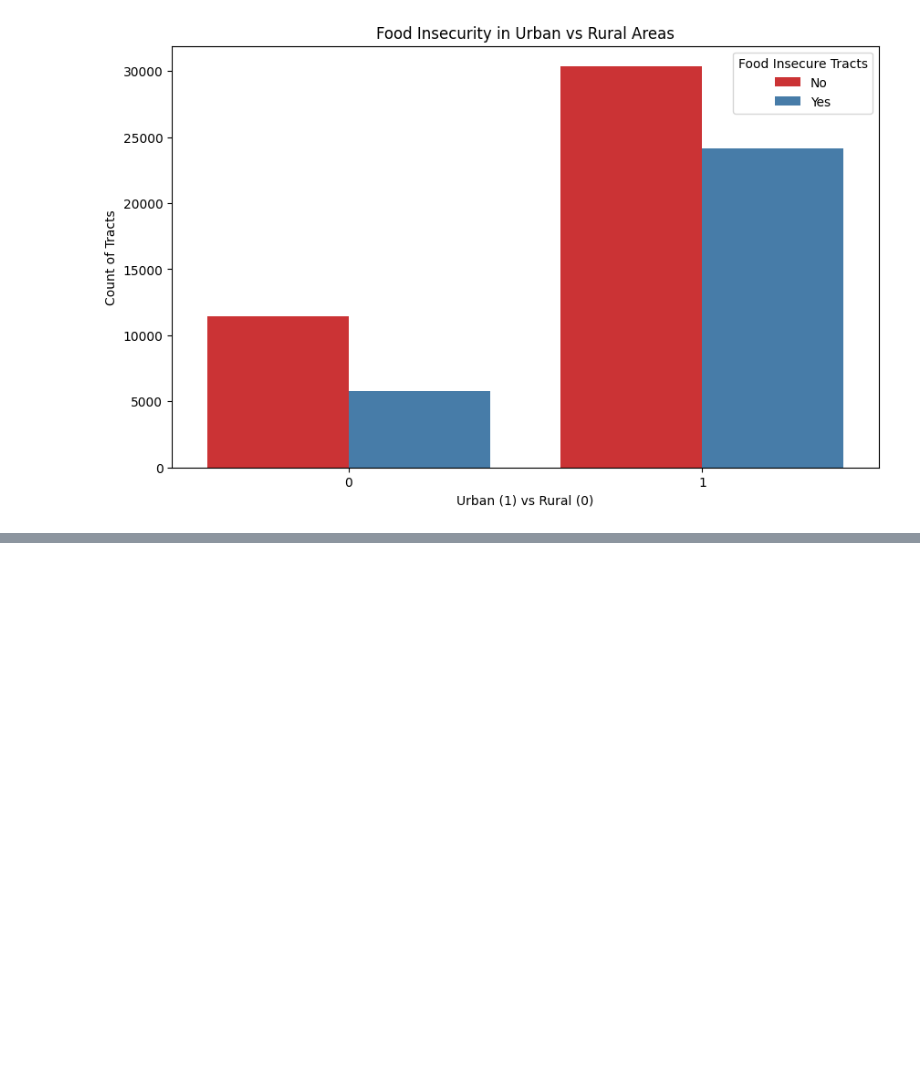
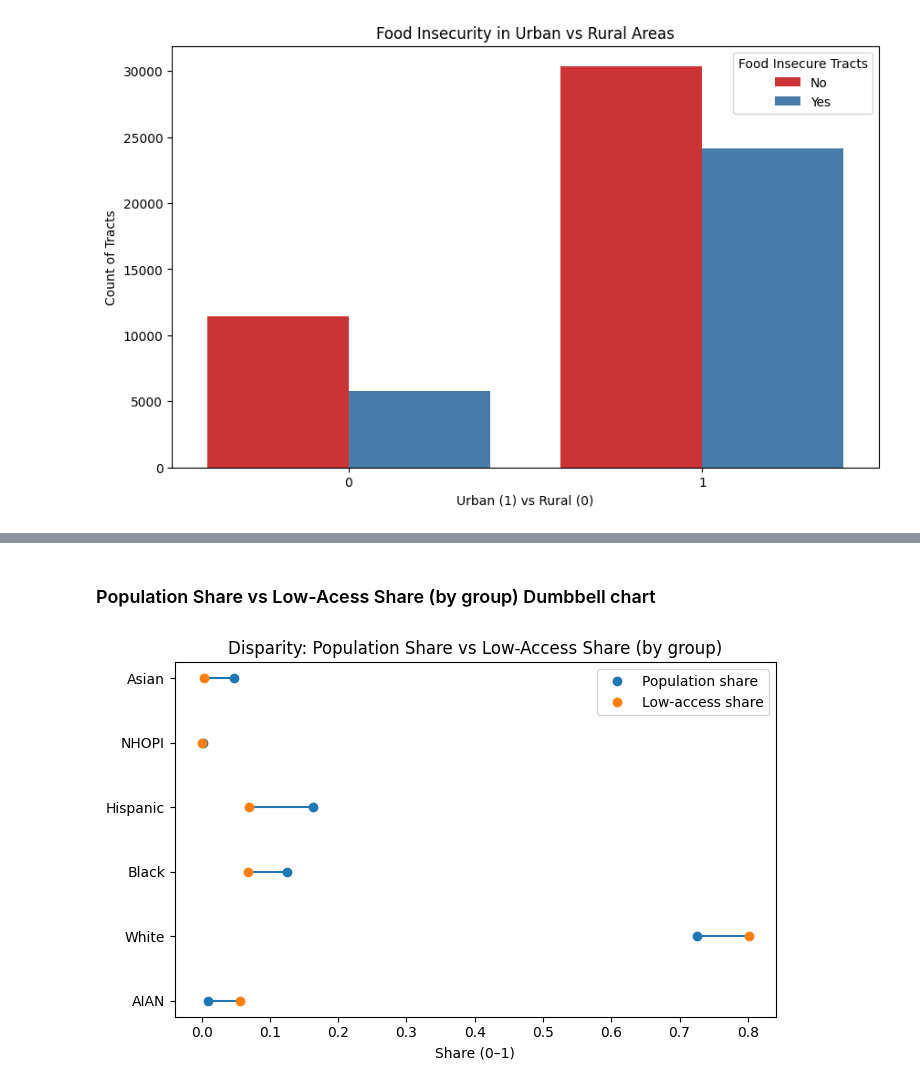
Before and after one commit to manzoanttrinidad/ITCS_3162_Project1, a Jupyter notebook: project1.ipynb, the cells around one changed output, grey strips where cells are left out. Saved outputs shown, nothing was run; the diff lists cells and outputs as text; code cells hidden in the pictures; blank space fills up the shorter version.

```diff
--- a/project1.ipynb
+++ b/project1.ipynb
@@ -233,0 +84,9 @@ See the caveats in the documentation: https://pandas.pydata.org/pandas-docs/stab
+# %%
+groups = {
+    'Hispanic': {'pct':'HISPCT', 'la':'lahisp10'},
+    'Black':    {'pct':'BLACKPCT', 'la':'lablack10'},
+    'White':    {'pct':'WHTPCT', 'la':'lawhite10'},
+    'Asian':    {'pct':'ASIANPCT', 'la':'laasian10'},
+    'NHOPI':   {'pct':'NHOPIPCT', 'la':'lanhopi10'},
+    'AIAN':     {'pct':'AIANPCT', 'la':'laaian10'},
+}
@@ -244,0 +156,27 @@ plt.show()
+# %% [markdown]
+### Population Share vs Low-Acess Share (by group) Dumbbell chart
+# %%
+rows = []
+# Denominator for "share among low-access": sum of all included groups' LA counts
+la_den = sum(final_atlas_df[v['la']].fillna(0).sum() for v in groups.values())
+
+#Looping through groups to calculate population share, low-access share, and parity
+for name, cols in groups.items():
+    la = final_atlas_df[cols['la']].fillna(0).sum()
+    pop_share = (final_atlas_df['Pop2010'] * (final_atlas_df[cols['pct']]/100)).sum() / final_atlas_df['Pop2010'].sum()
+    la_share  = la / la_den if la_den else 0
+    rows.append({'group': name, 'pop_share': pop_share, 'la_share': la_share, 'parity': (la_share / pop_share) if pop_share else None})
+
+dd = pd.DataFrame(rows).sort_values('parity', ascending=False)
+plt.figure(figsize=(7,4.5))
+y = range(len(dd))
+plt.hlines(y, dd['pop_share'], dd['la_share'])
+plt.plot(dd['pop_share'], y, 'o', label='Population share')
+plt.plot(dd['la_share'],  y, 'o', label='Low-access share')
+plt.yticks(y, dd['group'])
+plt.xlabel('Share (0–1)')
+plt.title('Disparity: Population Share vs Low-Access Share (by group)')
+plt.legend()
+plt.tight_layout(); plt.show()
+# %% [output]
+[figure, added]
```
Also changed, not shown: parts of 45 cells of this notebook.
